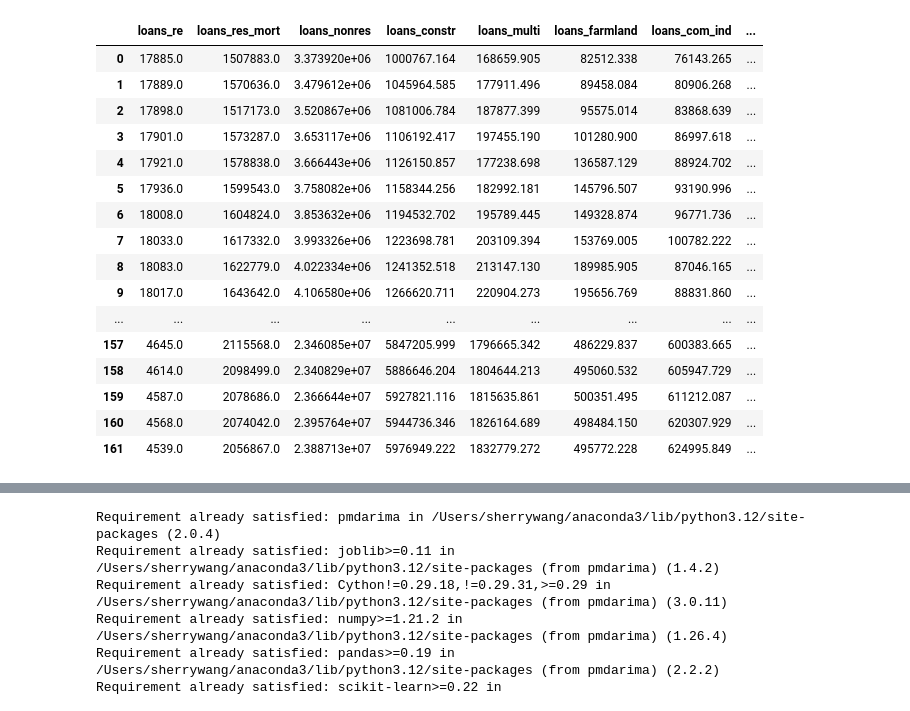
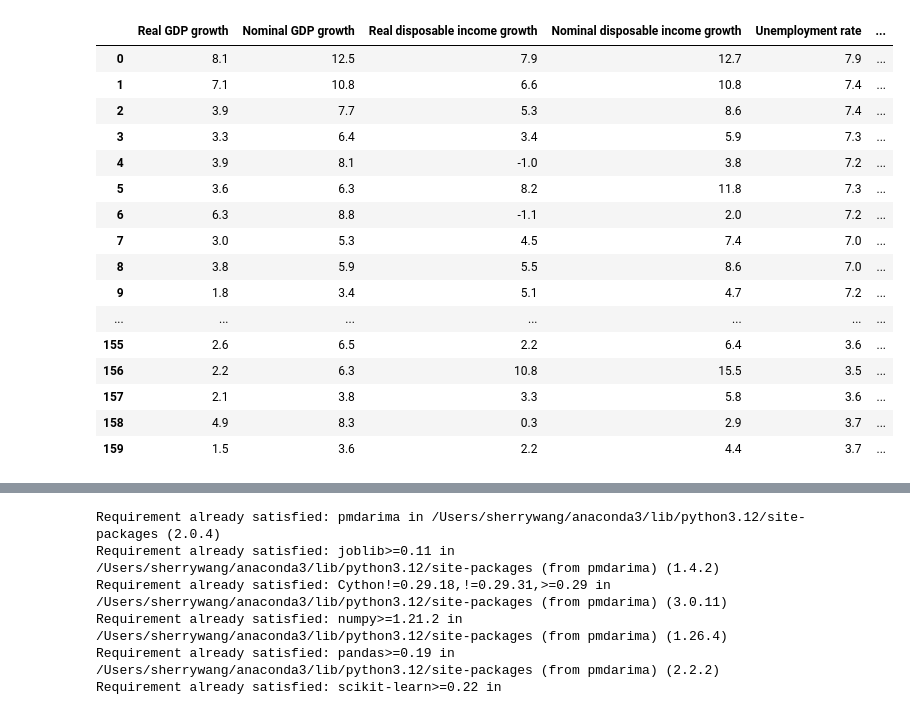
Before and after one commit to chinglung880218/Forecasting-Deposit-via-SARIMAX, a Jupyter notebook: ARIMA/ARIMA.ipynb, the cells around one changed output, grey strips where cells are left out. Cells and saved outputs as stored; diff of their text form; code cells hidden in the pictures.

```diff
--- a/ARIMA/ARIMA.ipynb
+++ b/ARIMA/ARIMA.ipynb
@@ -10,8 +10,9 @@ from datetime import datetime, timedelta
 # %%
 
 
-# Load the .dta file into a DataFrame
-df = pd.read_stata("/Users/sherrywang/Downloads/IDS789/data2.dta")
+# Load the .csv file into a DataFrame
+df = pd.read_csv("/Users/sherrywang/deposit-prediction/cleaned_data/data_clean.csv")
+
 
 # Set display options for maximum rows and columns
 pd.set_option('display.max_rows', None)  # Show all rows
@@ -43,25 +40,26 @@ df_reduced = df_cleaned.iloc[:, 3:-7]
 # %%
-df_reduced= df_reduced.drop(columns=['deposits'])
+df_X=  df.iloc[:, :-7]
+df_X= df_X.drop(columns=['Date'])
 # %%
-df_reduced
+df_X
 # %% [output]
-|  | loans_re | loans_res_mort | loans_nonres | loans_constr | loans_multi | loans_farmland | loans_com_ind | ... |
-| 0 | 17885.0 | 1507883.0 | 3.373920e+06 | 1000767.164 | 168659.905 | 82512.338 | 76143.265 | ... |
-| 1 | 17889.0 | 1570636.0 | 3.479612e+06 | 1045964.585 | 177911.496 | 89458.084 | 80906.268 | ... |
-| 2 | 17898.0 | 1517173.0 | 3.520867e+06 | 1081006.784 | 187877.399 | 95575.014 | 83868.639 | ... |
-| 3 | 17901.0 | 1573287.0 | 3.653117e+06 | 1106192.417 | 197455.190 | 101280.900 | 86997.618 | ... |
-| 4 | 17921.0 | 1578838.0 | 3.666443e+06 | 1126150.857 | 177238.698 | 136587.129 | 88924.702 | ... |
-| 5 | 17936.0 | 1599543.0 | 3.758082e+06 | 1158344.256 | 182992.181 | 145796.507 | 93190.996 | ... |
-| 6 | 18008.0 | 1604824.0 | 3.853632e+06 | 1194532.702 | 195789.445 | 149328.874 | 96771.736 | ... |
-| 7 | 18033.0 | 1617332.0 | 3.993326e+06 | 1223698.781 | 203109.394 | 153769.005 | 100782.222 | ... |
-| 8 | 18083.0 | 1622779.0 | 4.022334e+06 | 1241352.518 | 213147.130 | 189985.905 | 87046.165 | ... |
-| 9 | 18017.0 | 1643642.0 | 4.106580e+06 | 1266620.711 | 220904.273 | 195656.769 | 88831.860 | ... |
-| ... | ... | ... | ... | ... | ... | ... | ... | ... |
-| 157 | 4645.0 | 2115568.0 | 2.346085e+07 | 5847205.999 | 1796665.342 | 486229.837 | 600383.665 | ... |
-| 158 | 4614.0 | 2098499.0 | 2.340829e+07 | 5886646.204 | 1804644.213 | 495060.532 | 605947.729 | ... |
-| 159 | 4587.0 | 2078686.0 | 2.366644e+07 | 5927821.116 | 1815635.861 | 500351.495 | 611212.087 | ... |
-| 160 | 4568.0 | 2074042.0 | 2.395764e+07 | 5944736.346 | 1826164.689 | 498484.150 | 620307.929 | ... |
-| 161 | 4539.0 | 2056867.0 | 2.388713e+07 | 5976949.222 | 1832779.272 | 495772.228 | 624995.849 | ... |
+|  | Real GDP growth | Nominal GDP growth | Real disposable income growth | Nominal disposable income growth | Unemployment rate | ... |
+| 0 | 8.1 | 12.5 | 7.9 | 12.7 | 7.9 | ... |
+| 1 | 7.1 | 10.8 | 6.6 | 10.8 | 7.4 | ... |
+| 2 | 3.9 | 7.7 | 5.3 | 8.6 | 7.4 | ... |
+| 3 | 3.3 | 6.4 | 3.4 | 5.9 | 7.3 | ... |
+| 4 | 3.9 | 8.1 | -1.0 | 3.8 | 7.2 | ... |
+| 5 | 3.6 | 6.3 | 8.2 | 11.8 | 7.3 | ... |
+| 6 | 6.3 | 8.8 | -1.1 | 2.0 | 7.2 | ... |
+| 7 | 3.0 | 5.3 | 4.5 | 7.4 | 7.0 | ... |
+| 8 | 3.8 | 5.9 | 5.5 | 8.6 | 7.0 | ... |
+| 9 | 1.8 | 3.4 | 5.1 | 4.7 | 7.2 | ... |
+| ... | ... | ... | ... | ... | ... | ... |
+| 155 | 2.6 | 6.5 | 2.2 | 6.4 | 3.6 | ... |
+| 156 | 2.2 | 6.3 | 10.8 | 15.5 | 3.5 | ... |
+| 157 | 2.1 | 3.8 | 3.3 | 5.8 | 3.6 | ... |
+| 158 | 4.9 | 8.3 | 0.3 | 2.9 | 3.7 | ... |
+| 159 | 1.5 | 3.6 | 2.2 | 4.4 | 3.7 | ... |
 # %%
 
 
```
Also changed, not shown: parts of 40 cells of this notebook.
